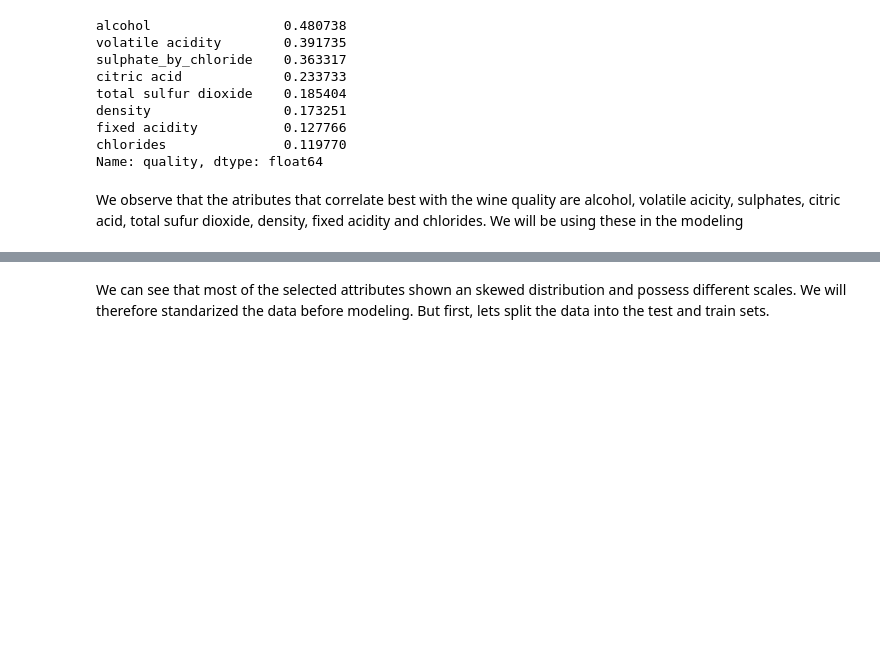
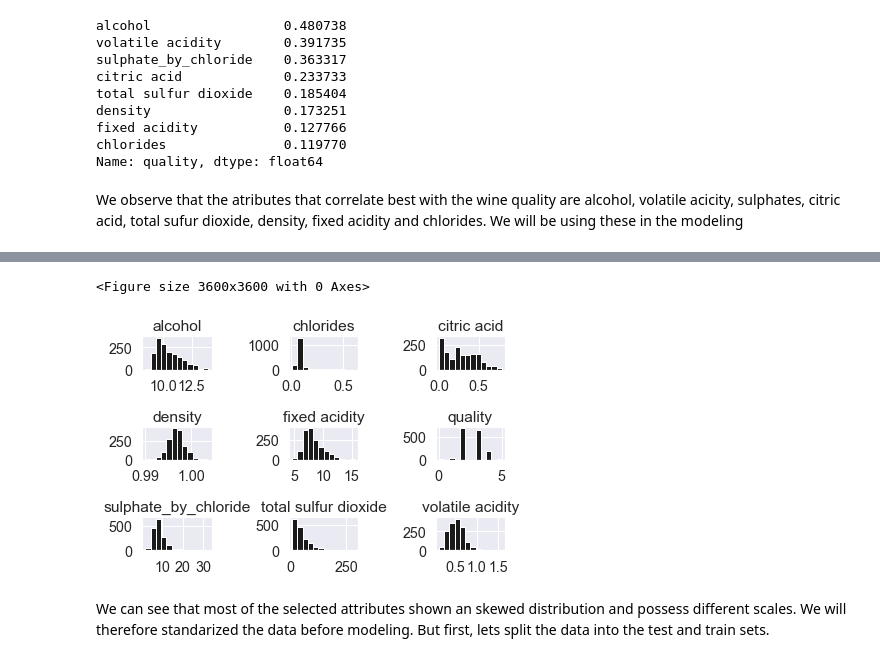
Before and after one commit to EnriqueSPR/red_wine_quality, a Jupyter notebook: red_wine.ipynb, the cells around one changed output, grey strips where cells are left out. Saved outputs shown, nothing was run; the diff lists cells and outputs as text; code cells hidden in the pictures; blank space fills up the shorter version.

Commit message:
histograms

```diff
--- a/red_wine.ipynb
+++ b/red_wine.ipynb
@@ -161,3 +129,11 @@ for i in top8_corr.index:
+# %%
+plt.figure(figsize=(50,50))
+df_model.hist(bins=12, color="k")
+plt.tight_layout()
+plt.show()
+# %% [output]
+<Figure size 3600x3600 with 0 Axes>
+[figure, added]
 # %% [markdown]
 We can see that most of the selected attributes shown an skewed distribution and possess different scales. We will therefore standarized the data before modeling. But first, lets split the data into the test and train sets.
 # %% [markdown]
```
Also changed, not shown: parts of 16 cells of this notebook.
